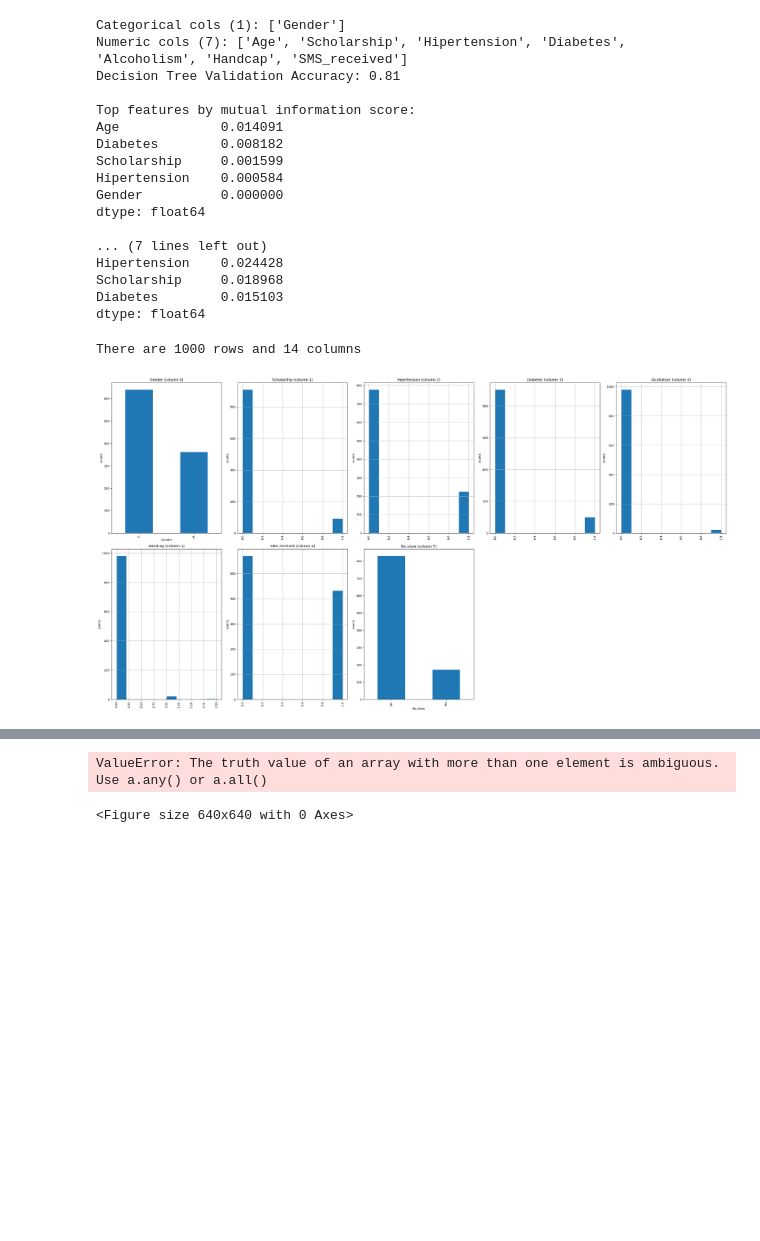
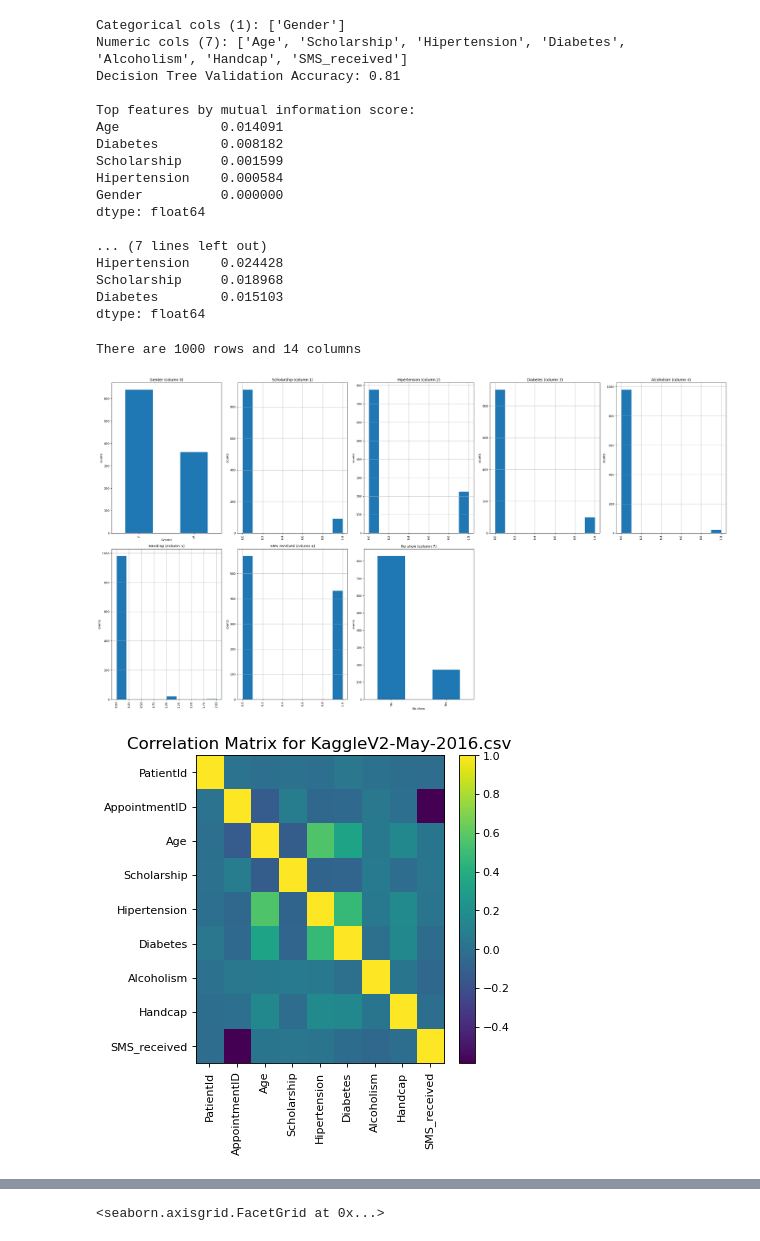
Before and after one commit to aminucf2002/RoboGardenAK, a Jupyter notebook: Module3/Module3_Classification.ipynb, the cells around one changed output, grey strips where cells are left out. Drawn from its saved outputs; the diff is of its cells as text; code cells hidden in the pictures; blank space fills up the shorter version.

```diff
--- a/Module3/Module3_Classification.ipynb
+++ b/Module3/Module3_Classification.ipynb
@@ -650,6 +650,7 @@ import matplotlib.pyplot as plt # plotting
 import numpy as np # linear algebra
 import os # accessing directory structure
 import pandas as pd # data processing, CSV file I/O (e.g. pd.read_csv)
+import seaborn as sns
 
 # Scatter and density plots
 def plotScatterMatrix(df, plotSize, textSize):
@@ -691,33 +692,39 @@ def plotPerColumnDistribution(df, nGraphShown, nGraphPerRow):
     plt.show()
 # Correlation matrix
 def plotCorrelationMatrix(df, graphWidth):
     filename = df.dataframeName
     df = df.dropna(axis='columns') # drop columns with NaN
     df = df[[col for col in df if df[col].nunique() > 1]] # keep columns where there are more than 1 unique values
     # Restrict to numeric columns for correlation to avoid conversion errors (e.g., 'F'/'M' strings)
     numeric_df = df.select_dtypes(include=[np.number])
     if numeric_df.shape[1] < 2:
         print(f'No correlation plots shown: The number of numeric non-NaN or constant columns ({numeric_df.shape[1]}) is less than 2')
         return
     corr = numeric_df.corr()
     plt.figure(num=None, figsize=(graphWidth, graphWidth), dpi=80, facecolor='w', edgecolor='k')
-    corrMat = plt.matshow(corr, fignum = 1)
+    # Use imshow on the numpy array and replace NaNs to avoid backend-specific matshow errors
+    corr_values = corr.values
+    corr_values = np.nan_to_num(corr_values)
+    img = plt.imshow(corr_values, interpolation='nearest', cmap='viridis', aspect='auto')
     plt.xticks(range(len(corr.columns)), corr.columns, rotation=90)
     plt.yticks(range(len(corr.columns)), corr.columns)
     plt.gca().xaxis.tick_bottom()
-    plt.colorbar(corrMat)
+    plt.colorbar(img)
     plt.title(f'Correlation Matrix for {filename}', fontsize=15)
     plt.show()
 nRowsRead = 1000 # specify 'None' if want to read whole file
 # KaggleV2-May-2016.csv may have more rows in reality, but we are only loading/previewing the first 1000 rows
 # df1 = pd.read_csv('/kaggle/input/KaggleV2-May-2016.csv', delimiter=',', nrows = nRowsRead)
 df1 = pd.read_csv('data/KaggleV2-May-2016.csv', nrows=nRowsRead)
 
 df1.dataframeName = 'KaggleV2-May-2016.csv'
 nRow, nCol = df1.shape
 print(f'There are {nRow} rows and {nCol} columns')
 plotPerColumnDistribution(df1, 10, 5)
-plotCorrelationMatrix(df1, 8)
+plotCorrelationMatrix(df1, 5)
+plotScatterMatrix(df1, 20, 10)
+sns.displot(df1, x="Age", binwidth=3)
 # %% [output]
 There are 1000 rows and 14 columns
 [figure]
+[figure, added]
@@ -724,2 +732 @@ There are 1000 rows and 14 columns
-ValueError: The truth value of an array with more than one element is ambiguous. Use a.any() or a.all()
+<seaborn.axisgrid.FacetGrid at 0x...>
-<Figure size 640x640 with 0 Axes>
```
Also changed, not shown: parts of 4 cells of this notebook, 4 other files.
